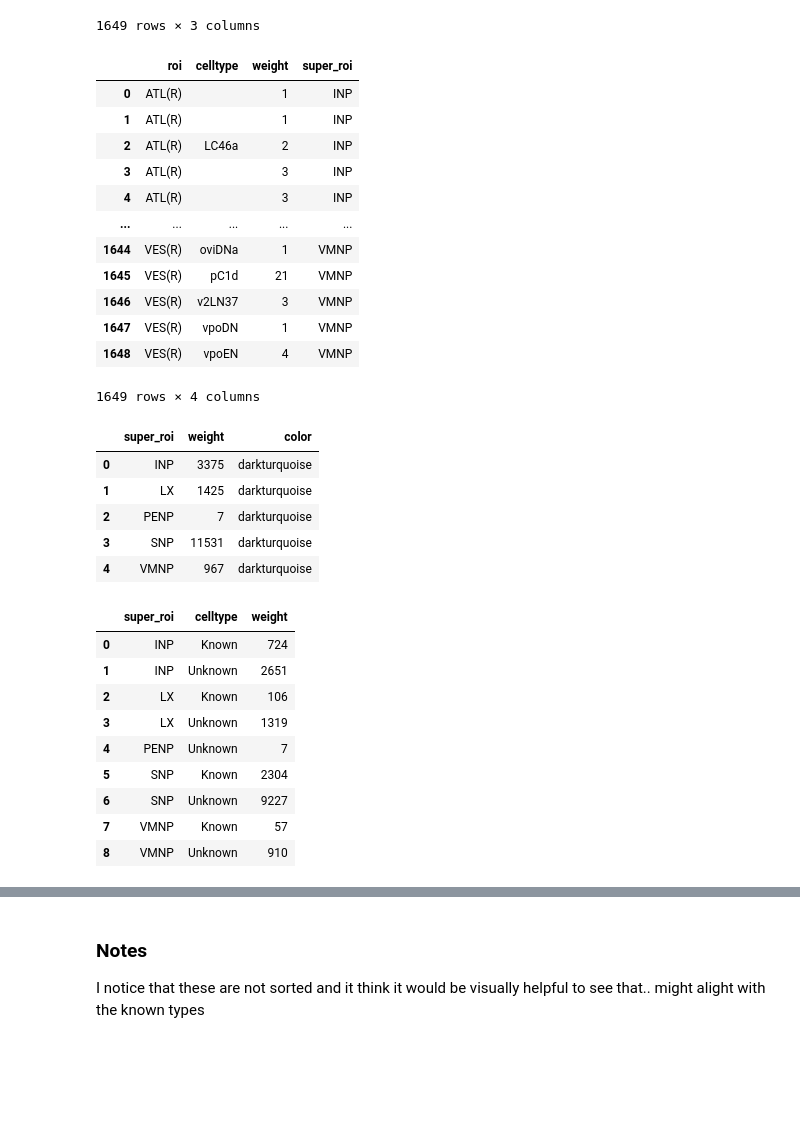
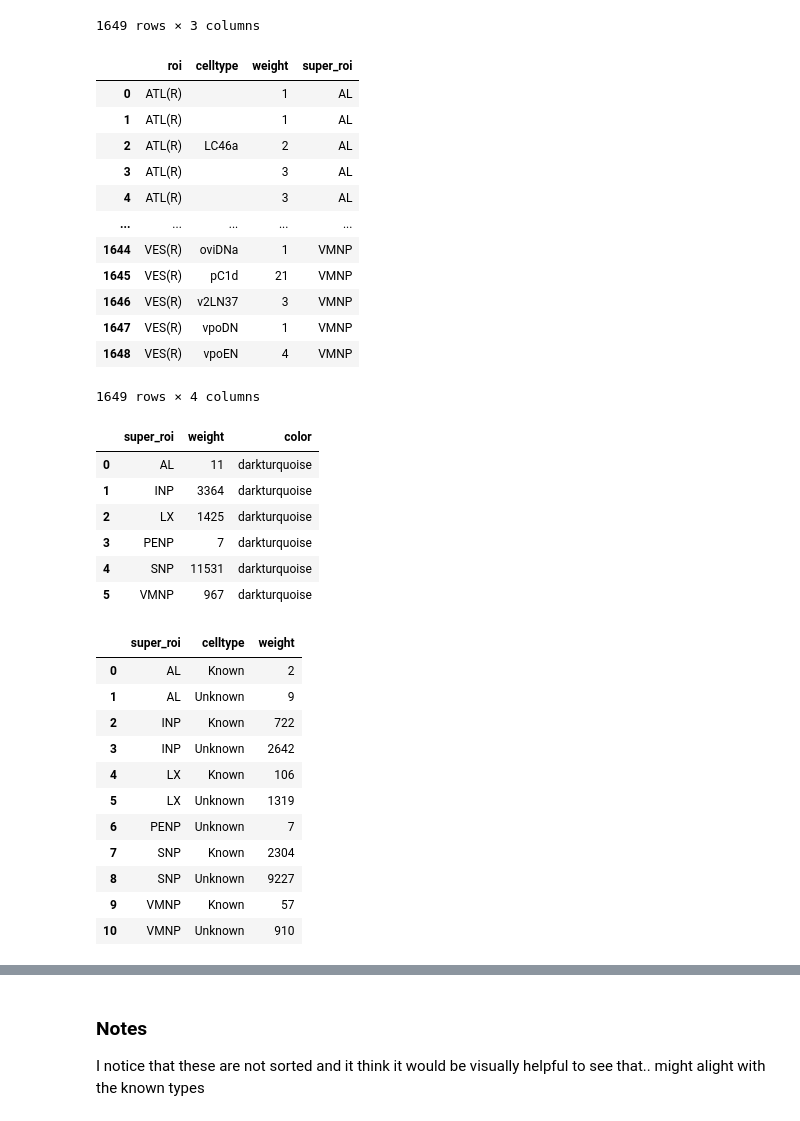
Before and after one commit to Gutierrez-lab/flybrain-clustering-rhessa, a Jupyter notebook: figure3B copy.ipynb, the cells around one changed output, grey strips where cells are left out. Cells and saved outputs as stored; diff of their text form; code cells hidden in the pictures; blank space fills up the shorter version.

```diff
--- a/figure3B copy.ipynb
+++ b/figure3B copy.ipynb
@@ -171,18 +171,18 @@ inputs_roi_grouped
 # %%
 #map roi to super roi
 color_dict = mpl.colormaps['Purples'].resampled(7).reversed()
-roi_super_dict = {'SMP(R)': 'SNP', 'SMP(L)': 'SNP', 'SIP(R)': 'SNP', 'SIP(L)': 'SNP', 'VES(R)': 'VMNP', 'LAL(R)': 'LX', 'IB': 'INP', 'CRE(R)': 'INP', 'CRE(L)': 'INP', 'ATL(R)': 'INP', 'ATL(L)': 'AL', 'VES(L)': 'VMNP', 'GOR(R)': 'VMNP', 'GOR(L)': 'VMNP', 'SPS(R)': 'VMNP', 'SPS(L)': 'VMNP', 'FLA(R)': 'PENP', 'FLA(L)': 'PENP', 'PENP': 'PENP', 'AL': 'AL', 'PENP': 'PENP', 'CAN(R)': 'PENP'}
+roi_super_dict = {'SMP(R)': 'SNP', 'SMP(L)': 'SNP', 'SIP(R)': 'SNP', 'SIP(L)': 'SNP', 'VES(R)': 'VMNP', 'LAL(R)': 'LX', 'IB': 'INP', 'CRE(R)': 'INP', 'CRE(L)': 'INP', 'ATL(R)': 'AL', 'ATL(L)': 'AL', 'VES(L)': 'VMNP', 'GOR(R)': 'VMNP', 'GOR(L)': 'VMNP', 'SPS(R)': 'VMNP', 'SPS(L)': 'VMNP', 'FLA(R)': 'PENP', 'FLA(L)': 'PENP', 'PENP': 'PENP', 'AL': 'AL', 'PENP': 'PENP', 'CAN(R)': 'PENP'}
 inputs_roi_grouped['super_roi'] = inputs_roi_grouped['roi'].map(roi_super_dict)
 color_dict = color_dict([0,1,2,3,4,5,6])
 
 inputs_roi_grouped
 # %% [output]
 |  | roi | celltype | weight | super_roi |
-| 0 | ATL(R) |  | 1 | INP |
-| 1 | ATL(R) |  | 1 | INP |
-| 2 | ATL(R) | LC46a | 2 | INP |
-| 3 | ATL(R) |  | 3 | INP |
-| 4 | ATL(R) |  | 3 | INP |
+| 0 | ATL(R) |  | 1 | AL |
+| 1 | ATL(R) |  | 1 | AL |
+| 2 | ATL(R) | LC46a | 2 | AL |
+| 3 | ATL(R) |  | 3 | AL |
+| 4 | ATL(R) |  | 3 | AL |
 | ... | ... | ... | ... | ... |
 | 1644 | VES(R) | oviDNa | 1 | VMNP |
 | 1645 | VES(R) | pC1d | 21 | VMNP |
@@ -204,11 +204,12 @@ inner_layer['color'] = 'darkturquoise'
 inner_layer
 # %% [output]
 |  | super_roi | weight | color |
-| 0 | INP | 3375 | darkturquoise |
-| 1 | LX | 1425 | darkturquoise |
-| 2 | PENP | 7 | darkturquoise |
-| 3 | SNP | 11531 | darkturquoise |
-| 4 | VMNP | 967 | darkturquoise |
+| 0 | AL | 11 | darkturquoise |
+| 1 | INP | 3364 | darkturquoise |
+| 2 | LX | 1425 | darkturquoise |
+| 3 | PENP | 7 | darkturquoise |
+| 4 | SNP | 11531 | darkturquoise |
+| 5 | VMNP | 967 | darkturquoise |
 # %%
 # Outer layer only shows to groups for each super_roi, known and unknown celltypes
 # this means each celltypes that has a name will be grouped together and all the blank celltypes will be grouped together
@@ -227,15 +228,17 @@ outer_layer = outer_layer.drop(columns=['roi'])
 outer_layer
 # %% [output]
 |  | super_roi | celltype | weight |
-| 0 | INP | Known | 724 |
-| 1 | INP | Unknown | 2651 |
-| 2 | LX | Known | 106 |
-| 3 | LX | Unknown | 1319 |
-| 4 | PENP | Unknown | 7 |
-| 5 | SNP | Known | 2304 |
-| 6 | SNP | Unknown | 9227 |
-| 7 | VMNP | Known | 57 |
-| 8 | VMNP | Unknown | 910 |
+| 0 | AL | Known | 2 |
+| 1 | AL | Unknown | 9 |
+| 2 | INP | Known | 722 |
+| 3 | INP | Unknown | 2642 |
+| 4 | LX | Known | 106 |
+| 5 | LX | Unknown | 1319 |
+| 6 | PENP | Unknown | 7 |
+| 7 | SNP | Known | 2304 |
+| 8 | SNP | Unknown | 9227 |
+| 9 | VMNP | Known | 57 |
+| 10 | VMNP | Unknown | 910 |
 # %%
 # map color to super_roi
 outer_layer['color'] = 'orangered'
```
Also changed, not shown: parts of 3 cells of this notebook, 2 other files.
